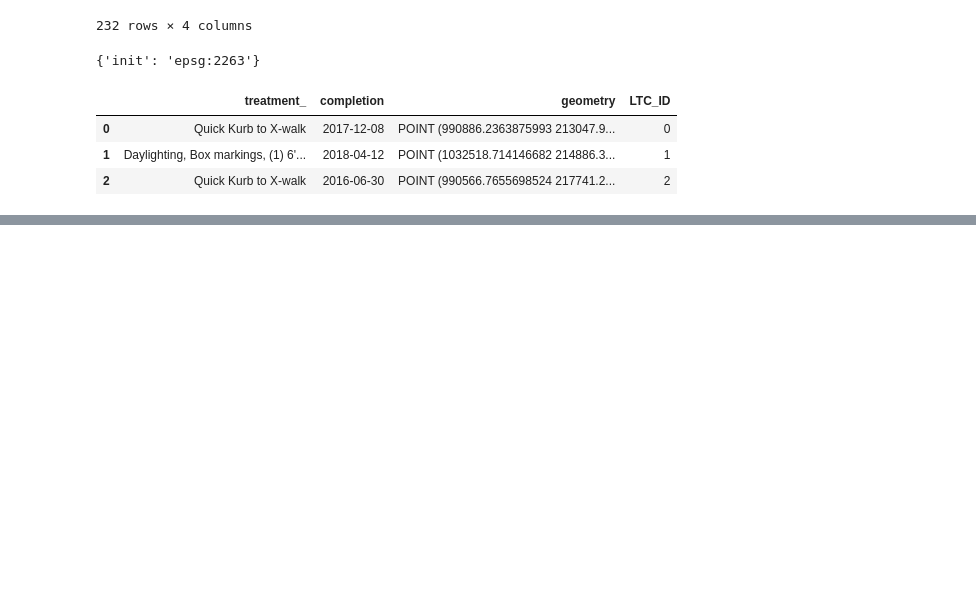
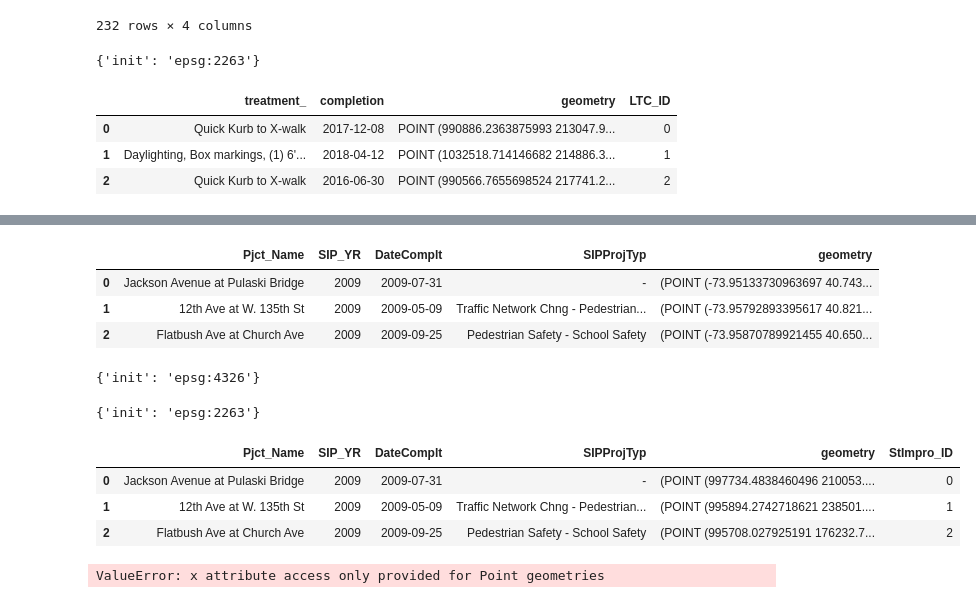
Before and after one commit to jeremysze/LPIS, a Jupyter notebook: Signal intersection.ipynb, the cells around one changed output, grey strips where cells are left out. Saved outputs shown, nothing was run; the diff lists cells and outputs as text; code cells hidden in the pictures; blank space fills up the shorter version.

Commit message:
getting errors in from the ckdnearest function

```diff
--- a/Signal intersection.ipynb
+++ b/Signal intersection.ipynb
@@ -222,3 +222,38 @@ df1.head(2)
 |  | ST1_Name | ST2_Name | ST3_Name | ST4_Name | geometry | intersection_ID | distance_to_LPIS | nearest_LPIS | ... |
 | 0 | ALLEN STREET | CANAL STREET | None | None | POINT (986336.1490000039 199793.6... | 0 | 276 | 1915.0 | ... |
 | 1 | AVENUE OF THE AMERICAS | LAIGHT STREET | CANAL STREET | None | POINT (982769.3310000002 202206.1... | 1 | 592 | 2016.0 | ... |
+# %%
+# Open VZV Street Improvement shapefile
+fp = r"Box Sync\Policy Evaluation\input_data\street_improvement_projects_intersections_shapefile\street_improvement_projects_intersections.shp"
+df6 = gpd.read_file(fp)
+df6.head(3)
+# %% [output]
+|  | Pjct_Name | SIP_YR | DateComplt | SIPProjTyp | geometry |
+| 0 | Jackson Avenue at Pulaski Bridge | 2009 | 2009-07-31 | - | (POINT (-73.95133730963697 40.743... |
+| 1 | 12th Ave at W. 135th St | 2009 | 2009-05-09 | Traffic Network Chng - Pedestrian... | (POINT (-73.95792893395617 40.821... |
+| 2 | Flatbush Ave at Church Ave | 2009 | 2009-09-25 | Pedestrian Safety - School Safety | (POINT (-73.95870789921455 40.650... |
+# %%
+df6.crs
+# %% [output]
+{'init': 'epsg:4326'}
+# %%
+# Reproeject VZV Street Improvement shapefile to EPSG 2263: NAD83 / New York Long Island (ftUS)
+df6 = df6.to_crs({'init': 'epsg:2263'})
+# %%
+df6.crs
+# %% [output]
+{'init': 'epsg:2263'}
+# %%
+# Create ID variable
+df6['StImpro_ID'] = df6.index
+df6.head(3)
+# %% [output]
+|  | Pjct_Name | SIP_YR | DateComplt | SIPProjTyp | geometry | StImpro_ID |
+| 0 | Jackson Avenue at Pulaski Bridge | 2009 | 2009-07-31 | - | (POINT (997734.4838460496 210053.... | 0 |
+| 1 | 12th Ave at W. 135th St | 2009 | 2009-05-09 | Traffic Network Chng - Pedestrian... | (POINT (995894.2742718621 238501.... | 1 |
+| 2 | Flatbush Ave at Church Ave | 2009 | 2009-09-25 | Pedestrian Safety - School Safety | (POINT (995708.027925191 176232.7... | 2 |
+# %%
+df1[['distance_to_StImpro','nearest_StImpro']] = ckdnearest(df1, df6,'StImpro_ID')
+df1.head(2)
+# %% [output]
+ValueError: x attribute access only provided for Point geometries
```
